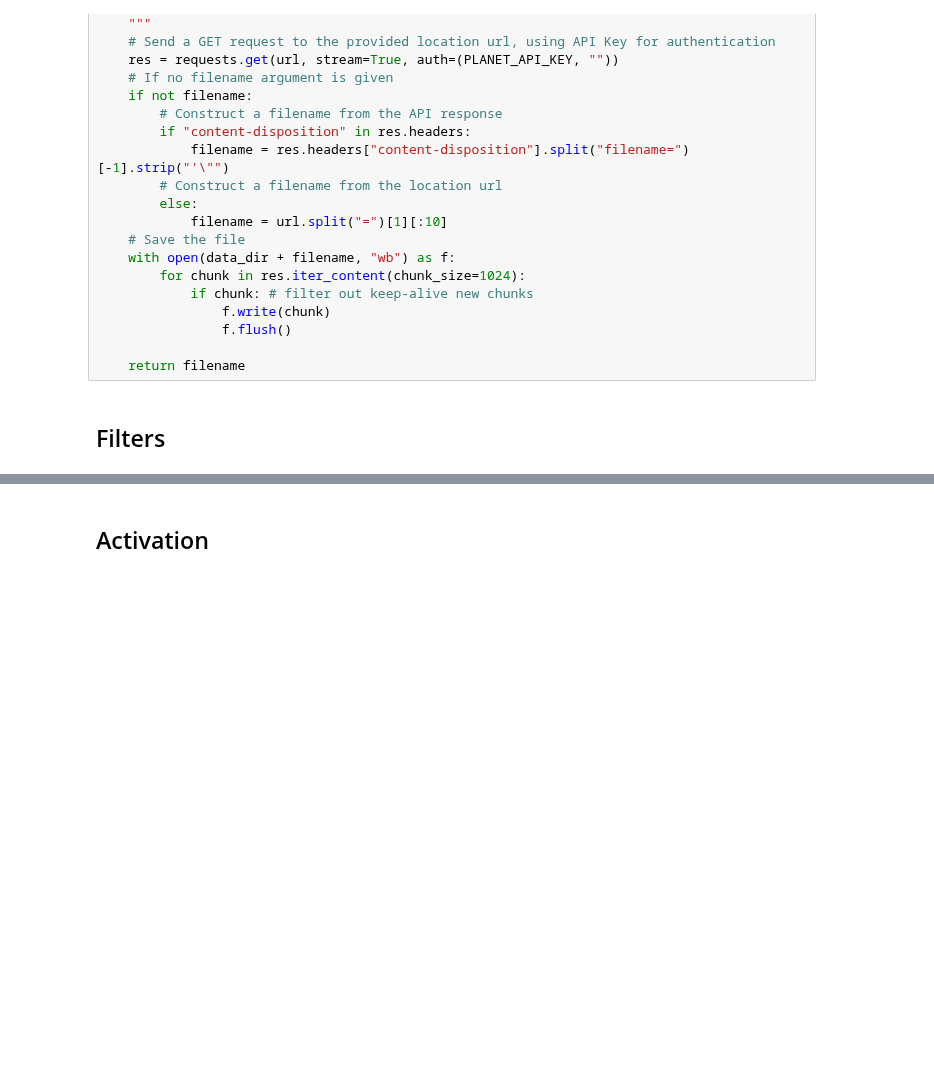
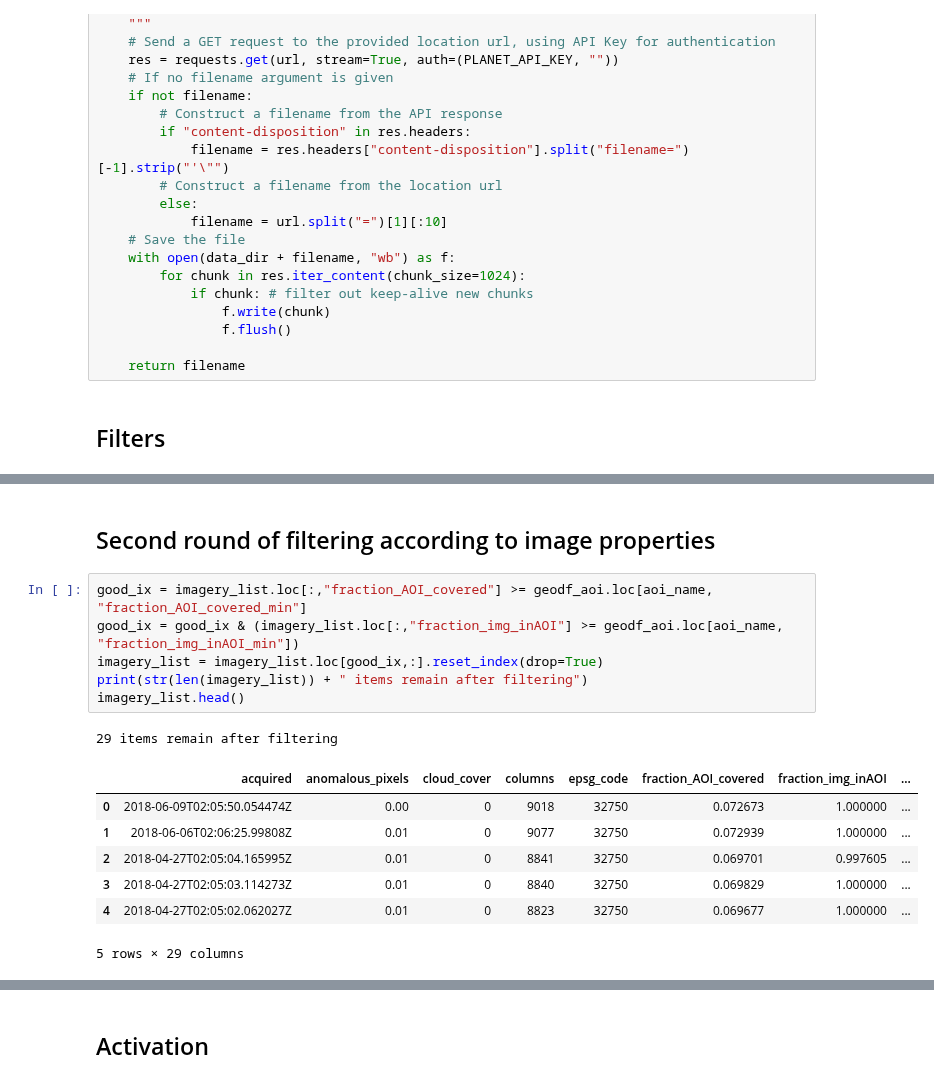
Before and after one commit to BerlinRDT/roaddetection, a Jupyter notebook: notebooks/download_imagery/imagery_SearchFilterDownload_planetcom.ipynb, the cells around one changed output, grey strips where cells are left out. Drawn from its saved outputs; the diff is of its cells as text; blank space fills up the shorter version.

```diff
--- a/notebooks/download_imagery/imagery_SearchFilterDownload_planetcom.ipynb
+++ b/notebooks/download_imagery/imagery_SearchFilterDownload_planetcom.ipynb
@@ -274,0 +328,17 @@ found 130 items
+# %% [markdown]
+## Second round of filtering according to image properties
+# %%
+good_ix = imagery_list.loc[:,"fraction_AOI_covered"] >= geodf_aoi.loc[aoi_name, "fraction_AOI_covered_min"]
+good_ix = good_ix & (imagery_list.loc[:,"fraction_img_inAOI"] >= geodf_aoi.loc[aoi_name, "fraction_img_inAOI_min"])
+imagery_list = imagery_list.loc[good_ix,:].reset_index(drop=True)
+print(str(len(imagery_list)) + " items remain after filtering")
+imagery_list.head()
+# %% [output]
+29 items remain after filtering
+|  | acquired | anomalous_pixels | cloud_cover | columns | epsg_code | fraction_AOI_covered | fraction_img_inAOI | ... |
+| 0 | 2018-06-09T02:05:50.054474Z | 0.00 | 0 | 9018 | 32750 | 0.072673 | 1.000000 | ... |
+| 1 | 2018-06-06T02:06:25.99808Z | 0.01 | 0 | 9077 | 32750 | 0.072939 | 1.000000 | ... |
+| 2 | 2018-04-27T02:05:04.165995Z | 0.01 | 0 | 8841 | 32750 | 0.069701 | 0.997605 | ... |
+| 3 | 2018-04-27T02:05:03.114273Z | 0.01 | 0 | 8840 | 32750 | 0.069829 | 1.000000 | ... |
+| 4 | 2018-04-27T02:05:02.062027Z | 0.01 | 0 | 8823 | 32750 | 0.069677 | 1.000000 | ... |
+5 rows × 29 columns
```
Also changed, not shown: parts of 18 cells of this notebook.
